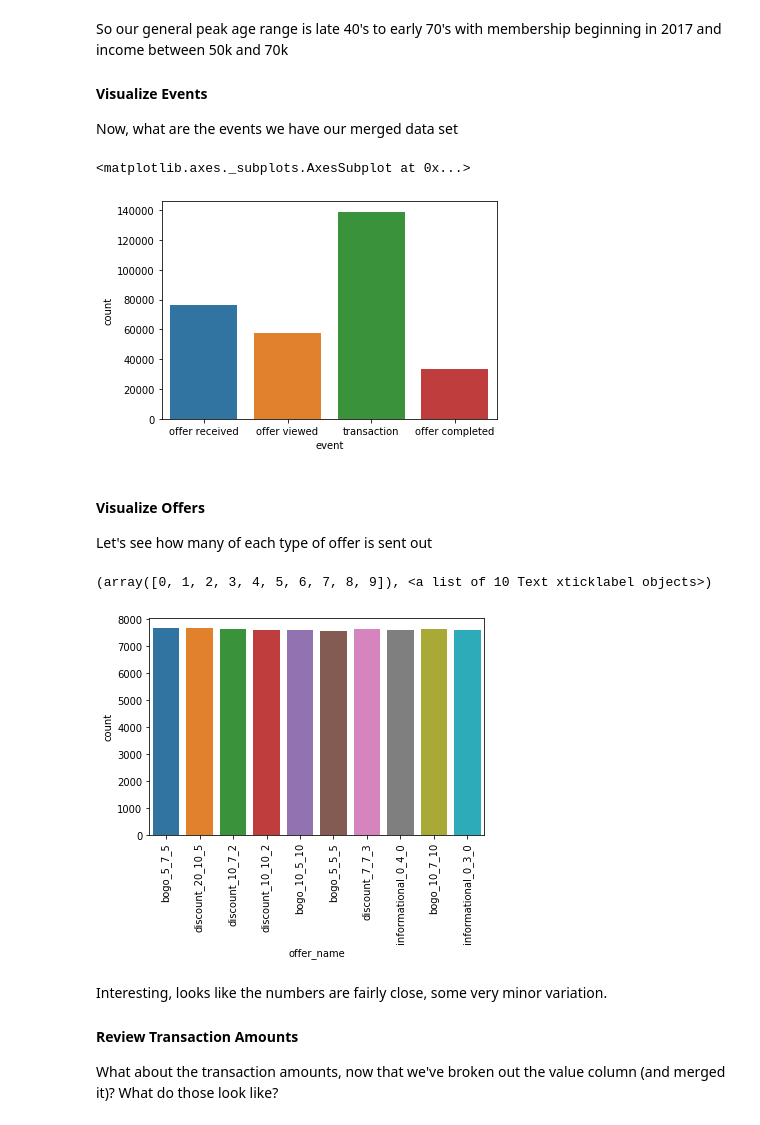
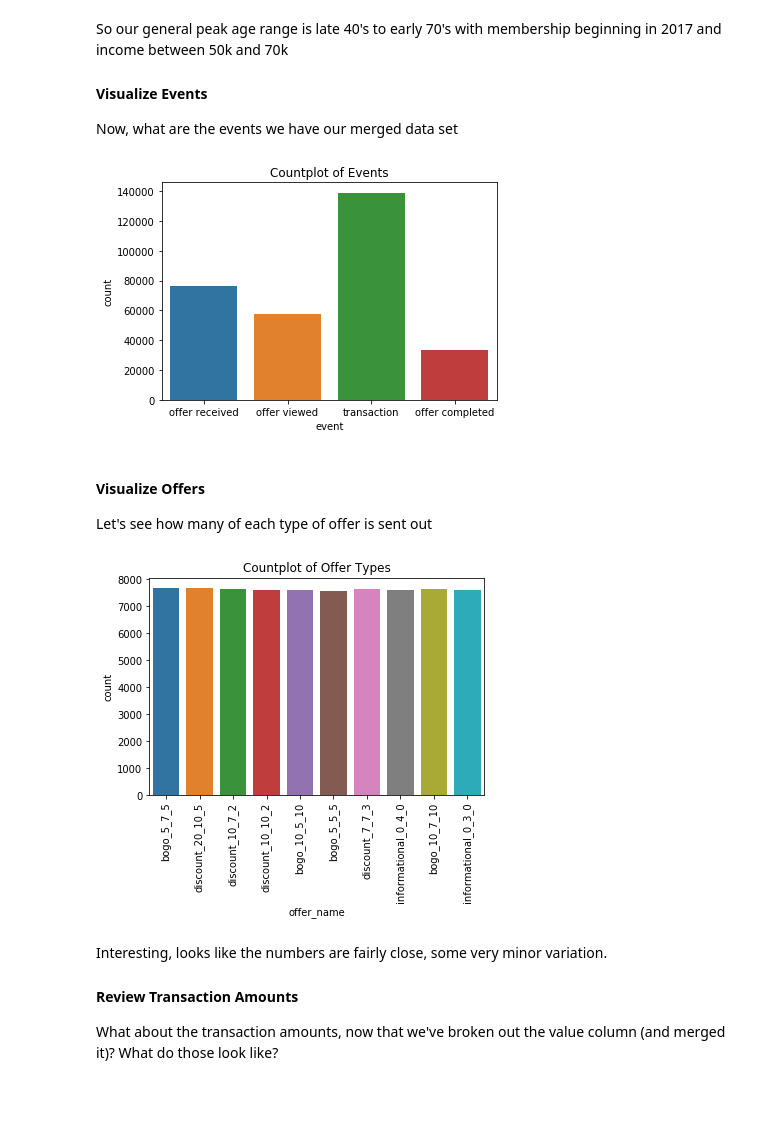
Before and after one commit to cherrde/Starbucks_capstone, a Jupyter notebook: Starbucks_Capstone_notebook.ipynb, the cells around one changed output. Cells and saved outputs as stored; diff of their text form; code cells hidden in the pictures; blank space fills up the shorter version.

Commit message:
add titles to visualizations

```diff
--- a/Starbucks_Capstone_notebook.ipynb
+++ b/Starbucks_Capstone_notebook.ipynb
@@ -516,9 +517,9 @@ So our general peak age range is late 40's to early 70's with membership beginni
 Now, what are the events we have our merged data set
 # %%
 sns.countplot('event', data=merged_df)
+plt.title('Countplot of Events');
 # %% [output]
-<matplotlib.axes._subplots.AxesSubplot at 0x...>
-[figure, old version]
+[figure, new version]
 # %% [markdown]
 #### Visualize Offers
 Let's see how many of each type of offer is sent out
@@ -527,9 +528,9 @@ received = merged_df[merged_df.event =='offer received']
 
 sns.countplot(received['offer_name'])
 plt.xticks(rotation=90)
+plt.title('Countplot of Offer Types');
 # %% [output]
-(array([0, 1, 2, 3, 4, 5, 6, 7, 8, 9]), <a list of 10 Text xticklabel objects>)
-[figure, old version]
+[figure, new version]
 # %% [markdown]
 Interesting, looks like the numbers are fairly close, some very minor variation.
 #### Review Transaction Amounts
```
Also changed, not shown: parts of 12 cells of this notebook, 1 other file.
